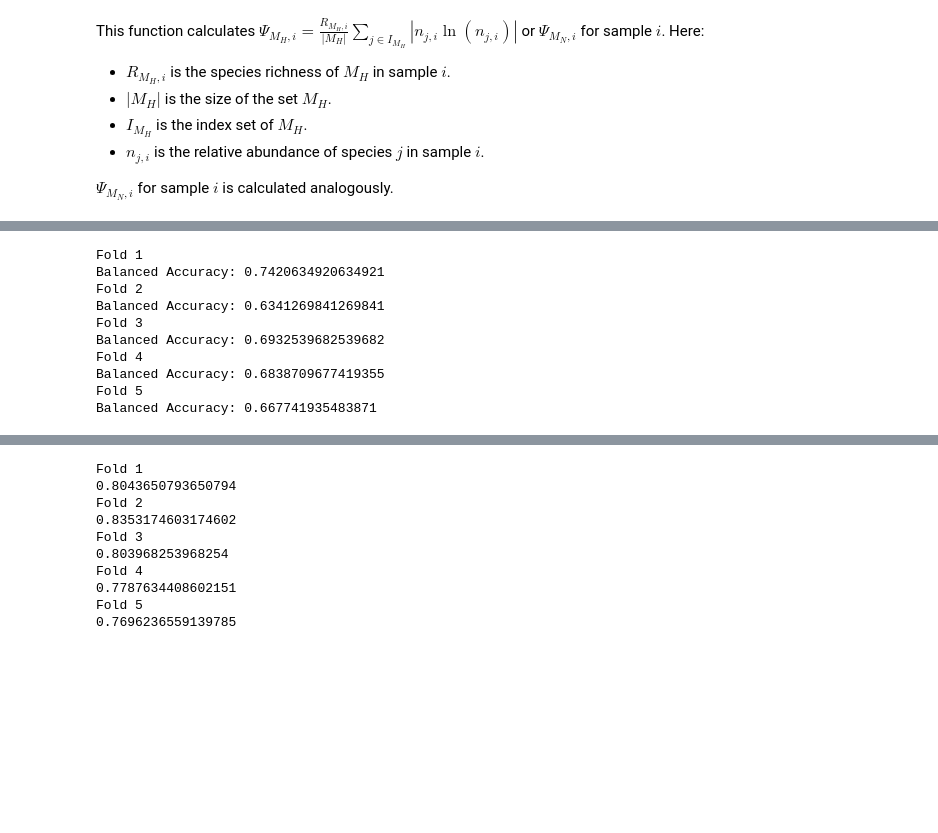
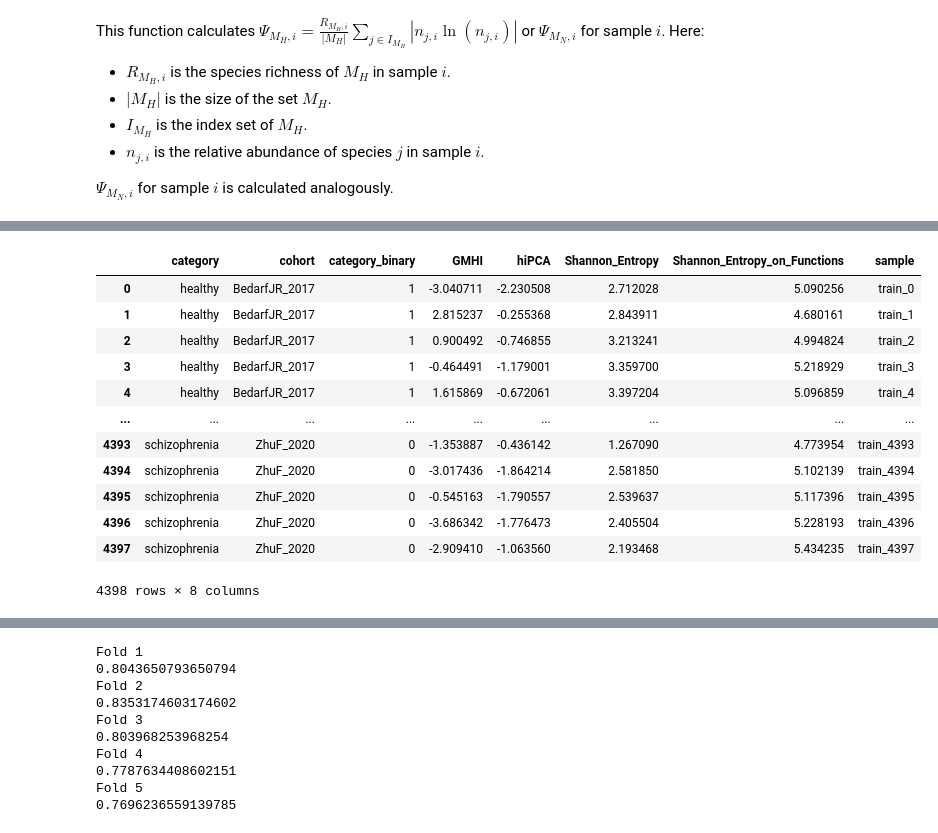
Before and after one commit to ccm-bioinfo/Camda25_gut, a Jupyter notebook: indexes/RF_GMHI/GMHI_tax_path_RFT-Copy1.ipynb, the cells around one changed output, grey strips where cells are left out. Saved outputs shown, nothing was run; the diff lists cells and outputs as text; code cells hidden in the pictures; blank space fills up the shorter version.

```diff
--- a/indexes/RF_GMHI/GMHI_tax_path_RFT-Copy1.ipynb
+++ b/indexes/RF_GMHI/GMHI_tax_path_RFT-Copy1.ipynb
@@ -227,33 +255,17 @@ for sample in tax.T.index:
 labels = pd.DataFrame(labels)
-# %%
-skf = StratifiedKFold(n_splits=5, shuffle=True, random_state=21)
-
-evaluations = []
-# Loop over each fold
-for fold, (train_index, test_index) in enumerate(skf.split(tax.T, labels)):
-    # model_name = f'camda_pathways_fold{fold+1}'
-    X_train, X_test = tax.T.iloc[train_index], tax.T.iloc[test_index]
-    y_train, y_test = meta.iloc[train_index], meta.iloc[test_index]
-
-    print(f"Fold {fold + 1}")
-
-    metrics=get_fH_fN_dH_dN(y_train,X_train.T)
-    MH,MN=get_MH_MN(metrics,theta_f,theta_d)
-    GMHI=get_all_GMHI(X_test.T,MH,MN)
-
-    accuracy=get_accuracy(GMHI,y_test)
-    # healthy_sub = [x for x in X_train.index if x in healthy]
-    # nonhealthy_sub = [x for x in X_train.index if x in non_healthy]
-    print(f'Balanced Accuracy: {accuracy}')
-    evaluations.append(accuracy)
-# %% [output]
-Fold 1
-Balanced Accuracy: 0.7420634920634921
-Fold 2
-Balanced Accuracy: 0.6341269841269841
-Fold 3
-Balanced Accuracy: 0.6932539682539682
-Fold 4
-Balanced Accuracy: 0.6838709677419355
-Fold 5
-Balanced Accuracy: 0.667741935483871
+# %%
+meta
+# %% [output]
+|  | category | cohort | category_binary | GMHI | hiPCA | Shannon_Entropy | Shannon_Entropy_on_Functions | sample |
+| 0 | healthy | BedarfJR_2017 | 1 | -3.040711 | -2.230508 | 2.712028 | 5.090256 | train_0 |
+| 1 | healthy | BedarfJR_2017 | 1 | 2.815237 | -0.255368 | 2.843911 | 4.680161 | train_1 |
+| 2 | healthy | BedarfJR_2017 | 1 | 0.900492 | -0.746855 | 3.213241 | 4.994824 | train_2 |
+| 3 | healthy | BedarfJR_2017 | 1 | -0.464491 | -1.179001 | 3.359700 | 5.218929 | train_3 |
+| 4 | healthy | BedarfJR_2017 | 1 | 1.615869 | -0.672061 | 3.397204 | 5.096859 | train_4 |
+| ... | ... | ... | ... | ... | ... | ... | ... | ... |
+| 4393 | schizophrenia | ZhuF_2020 | 0 | -1.353887 | -0.436142 | 1.267090 | 4.773954 | train_4393 |
+| 4394 | schizophrenia | ZhuF_2020 | 0 | -3.017436 | -1.864214 | 2.581850 | 5.102139 | train_4394 |
+| 4395 | schizophrenia | ZhuF_2020 | 0 | -0.545163 | -1.790557 | 2.539637 | 5.117396 | train_4395 |
+| 4396 | schizophrenia | ZhuF_2020 | 0 | -3.686342 | -1.776473 | 2.405504 | 5.228193 | train_4396 |
+| 4397 | schizophrenia | ZhuF_2020 | 0 | -2.909410 | -1.063560 | 2.193468 | 5.434235 | train_4397 |
+4398 rows × 8 columns
```
Also changed, not shown: parts of 30 cells of this notebook, 18 other files.
